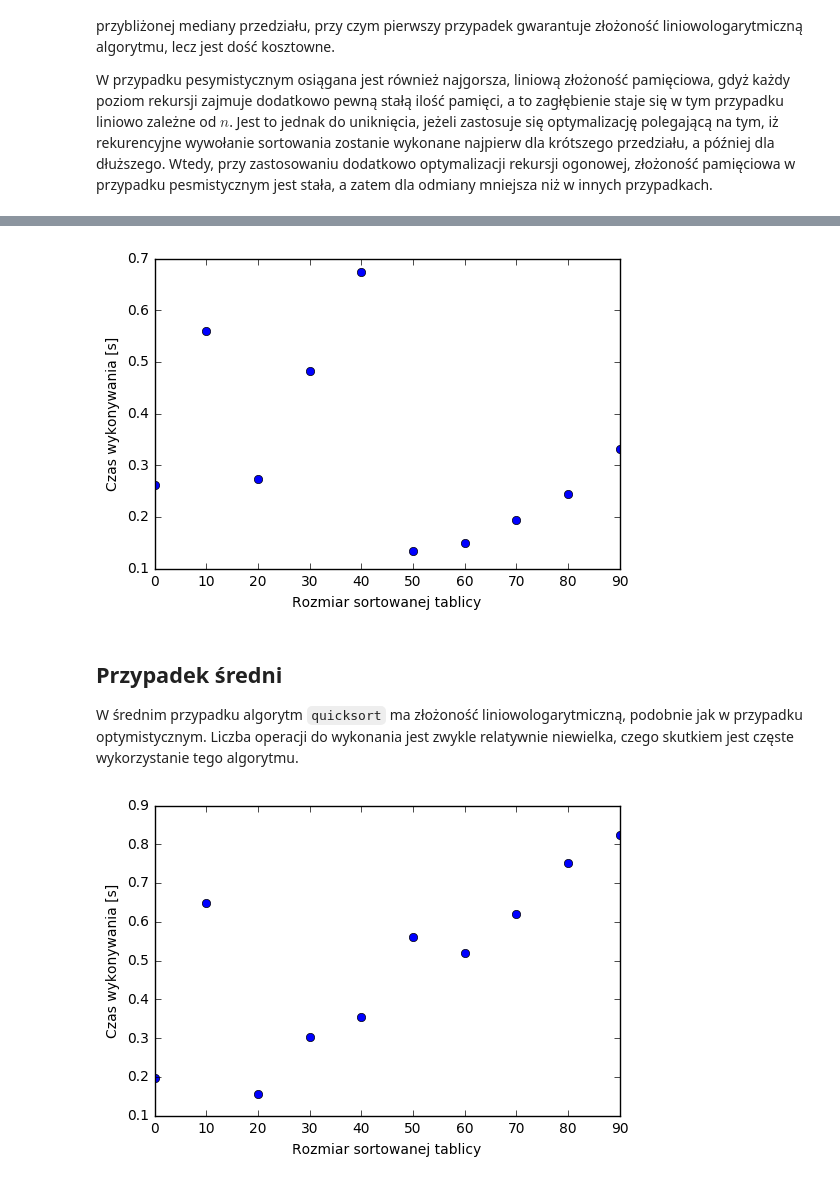
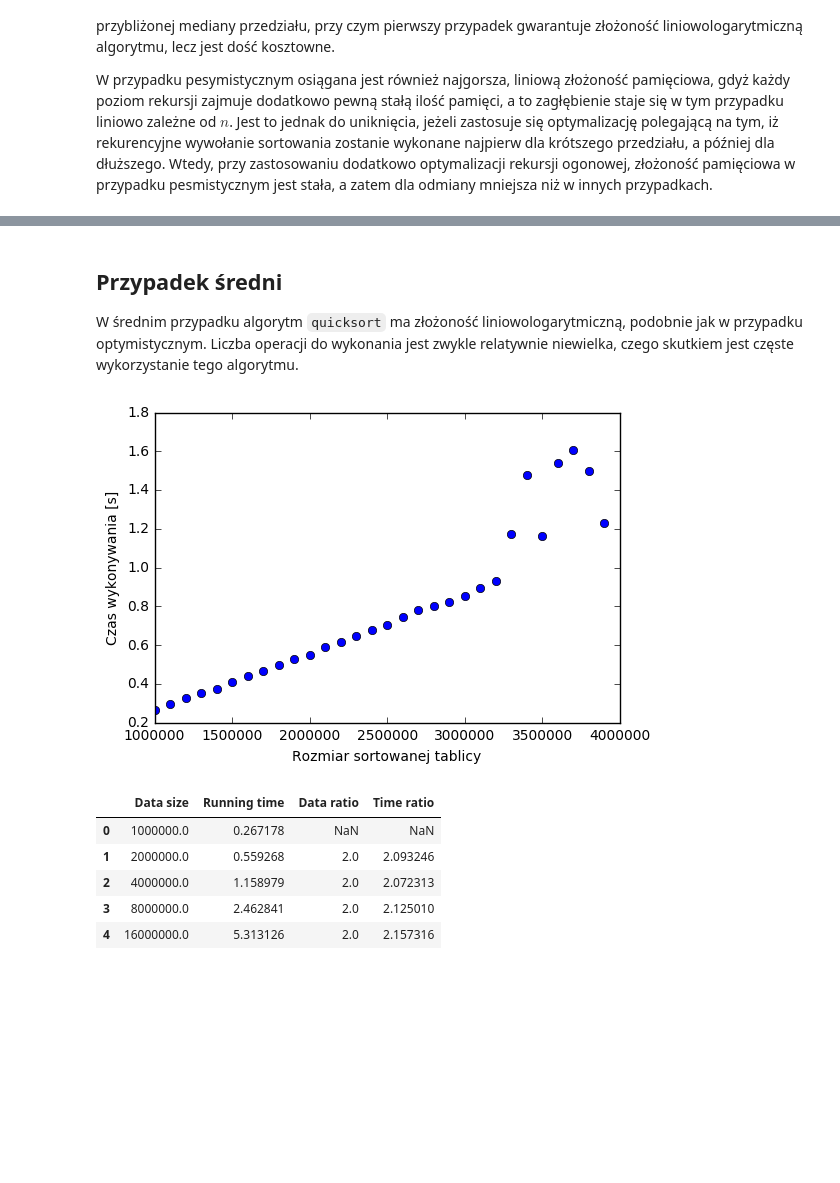
Before and after one commit to DPP93/Wspolczesne-Technologie, a Jupyter notebook: Notebooks/Quicksort.ipynb, the cells around one changed output, grey strips where cells are left out. Cells and saved outputs as stored; diff of their text form; code cells hidden in the pictures; blank space fills up the shorter version.

```diff
--- a/Notebooks/Quicksort.ipynb
+++ b/Notebooks/Quicksort.ipynb
@@ -42,7 +44,7 @@ def run_get_stdout(name, *args):
 
 def run_quicksort(variant, reps, size, unique=0):
     times = map(float, run_get_stdout('../QuickSort/QuickSort', variant, reps, size, unique).split())
-    return sum(times) / reps
+    return np.sort(list(times))[1:-1].mean()
 
 apply_quicksort = np.vectorize(run_quicksort)
 # %% [markdown]
@@ -101,21 +106,23 @@ W programie preparujemy dane do przypadku optymistycznego przez TODO
-# %%
-apply_optimistic = fn.partial(apply_quicksort, 'o')
-
-data_sizes = np.arange(0, 100, 10)
-running_times = apply_optimistic(5, data_sizes, 0)
-plot_times(data_sizes, running_times)
-# %% [output]
-[figure, removed]
 # %% [markdown]
 ## Przypadek średni
 
 W średnim przypadku algorytm `quicksort` ma złożoność liniowologarytmiczną, podobnie jak w przypadku optymistycznym. Liczba operacji do wykonania jest zwykle relatywnie niewielka, czego skutkiem jest częste wykorzystanie tego algorytmu.
 # %%
-apply_average = fn.partial(apply_quicksort, 'r')
+apply_average = fn.partial(apply_quicksort, 'r', 10)
 
-data_sizes = np.arange(0, 100, 10)
-running_times = apply_average(5, data_sizes, 100)
+data_sizes = np.arange(1000000, 4000000, 100000)
+running_times = apply_average(data_sizes)
 plot_times(data_sizes, running_times)
+
+data_sizes2 = np.exp2(np.arange(5)) * 1000000
+running_times2 = apply_average(data_sizes2)
+display_ratios(data_sizes2, running_times2)
 # %% [output]
-[figure, old version]
+[figure, new version]
+|  | Data size | Running time | Data ratio | Time ratio |
+| 0 | 1000000.0 | 0.267178 | NaN | NaN |
+| 1 | 2000000.0 | 0.559268 | 2.0 | 2.093246 |
+| 2 | 4000000.0 | 1.158979 | 2.0 | 2.072313 |
+| 3 | 8000000.0 | 2.462841 | 2.0 | 2.125010 |
+| 4 | 16000000.0 | 5.313126 | 2.0 | 2.157316 |
 # %% [markdown]
```
Also changed, not shown: parts of 7 cells of this notebook.
